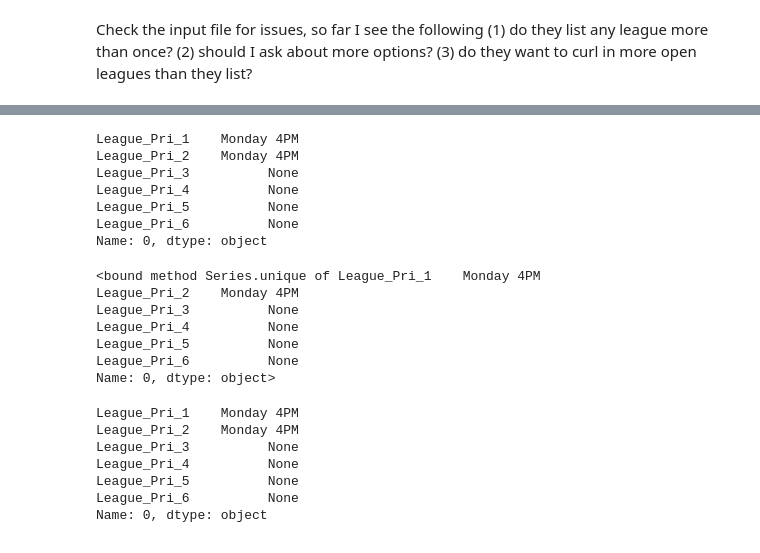
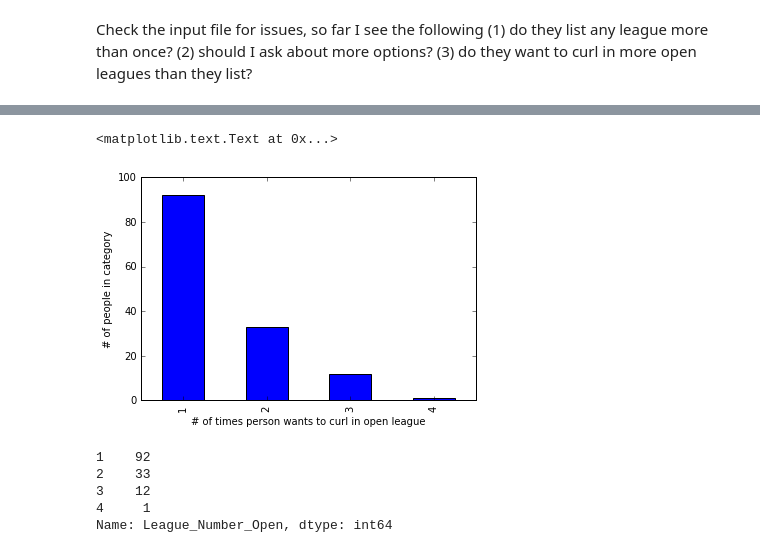
Before and after one commit to longnecker/leagues, a Jupyter notebook: CheckInputFile.ipynb, the cells around one changed output, grey strips where cells are left out. Saved outputs shown, nothing was run; the diff lists cells and outputs as text; code cells hidden in the pictures.

```diff
--- a/CheckInputFile.ipynb
+++ b/CheckInputFile.ipynb
@@ -260,10 +43,0 @@ idx = 0
-# %%
-importInfo.loc[idx, priorities]
-# %% [output]
-League_Pri_1    Monday 4PM
-League_Pri_2    Monday 4PM
-League_Pri_3          None
-League_Pri_4          None
-League_Pri_5          None
-League_Pri_6          None
-Name: 0, dtype: object
@@ -272,20 +44,21 @@ un = importInfo.loc[idx, priorities]
-# %%
-un.unique
-# %% [output]
-<bound method Series.unique of League_Pri_1    Monday 4PM
-League_Pri_2    Monday 4PM
-League_Pri_3          None
-League_Pri_4          None
-League_Pri_5          None
-League_Pri_6          None
-Name: 0, dtype: object>
-# %%
-un.sort_values()
-# %% [output]
-League_Pri_1    Monday 4PM
-League_Pri_2    Monday 4PM
-League_Pri_3          None
-League_Pri_4          None
-League_Pri_5          None
-League_Pri_6          None
-Name: 0, dtype: object
+# %%
+tData = regInfo.replace(to_replace='None', value=0)
+toPlot = tData.loc[:,'League_Number_Open'].value_counts()
+
+#drop the zeros...seems crazy, but can't really index into a series easily
+toPlot = toPlot[~toPlot.index.isin([0])]
+
+toPlot.plot(kind = 'bar')
+plt.xlabel('# of times person wants to curl in open league')
+plt.ylabel('# of people in category')
+# %% [output]
+<matplotlib.text.Text at 0x...>
+[figure, added]
+# %%
+toPlot
+# %% [output]
+1    92
+2    33
+3    12
+4     1
+Name: League_Number_Open, dtype: int64
```
Also changed, not shown: parts of 46 cells of this notebook, 3 other files.
